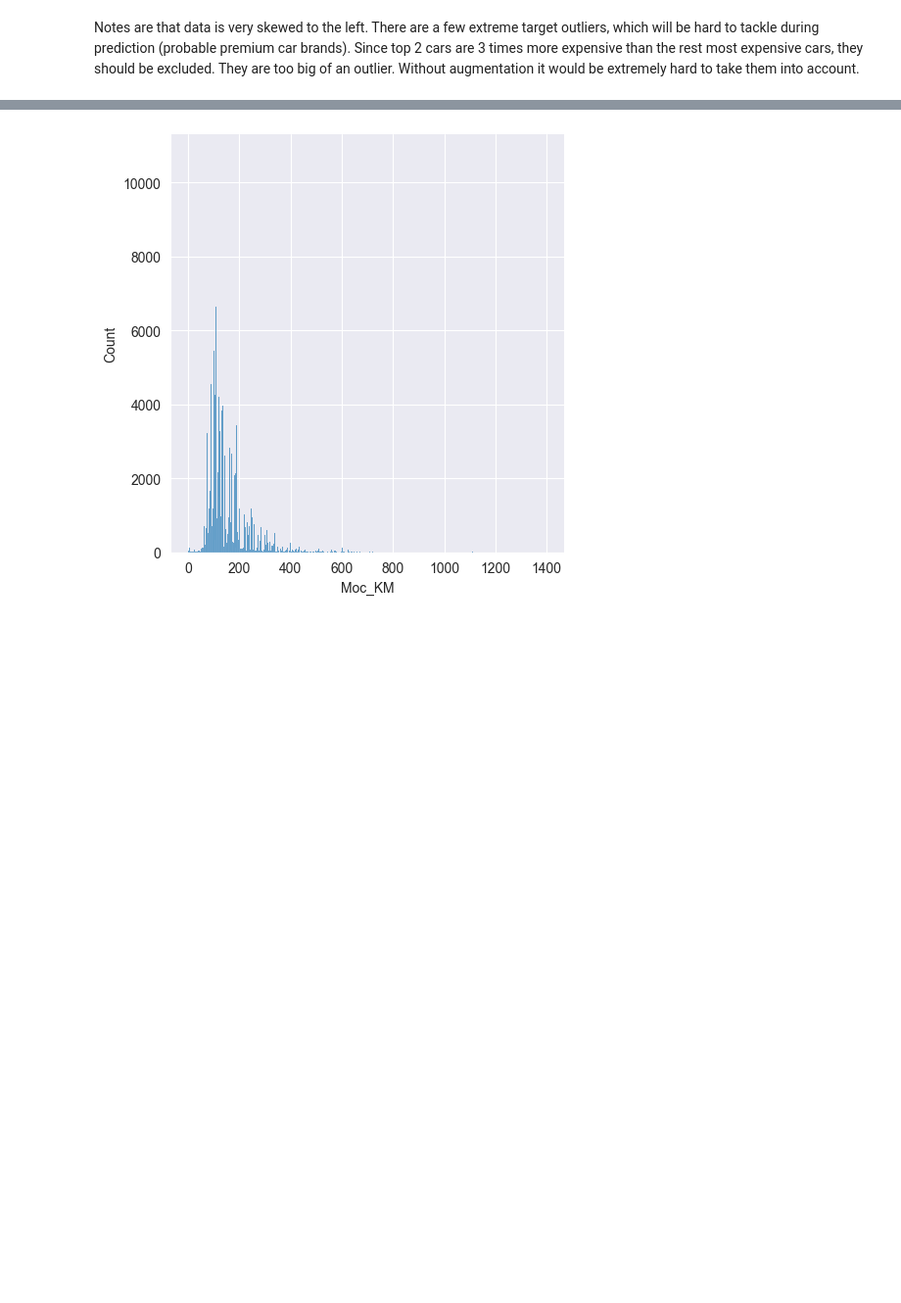
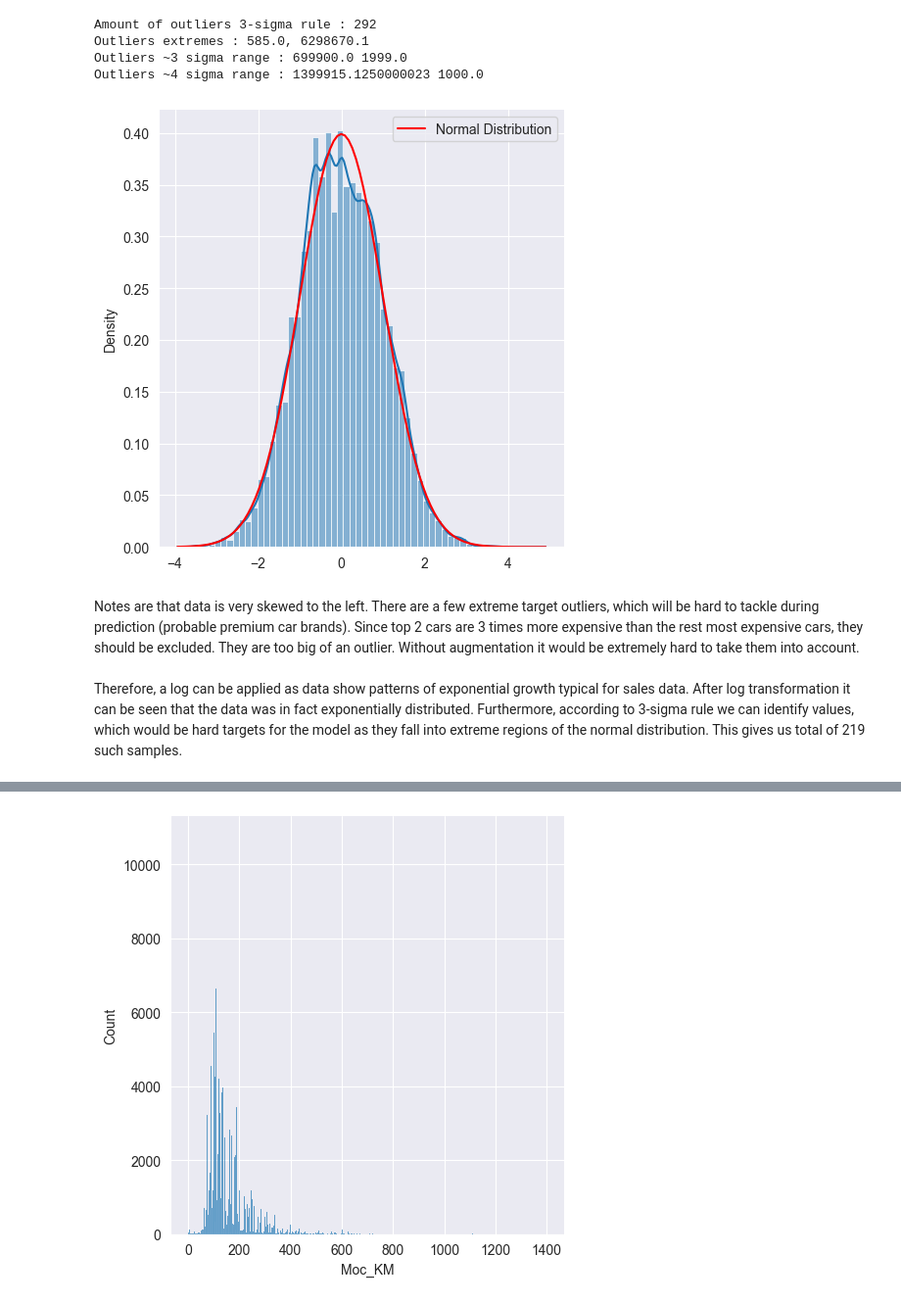
Before and after one commit to JacobsCodePy/KagglePJATKProject, a Jupyter notebook: analysis.ipynb, the cells around one changed output, grey strips where cells are left out. Shown at 98% size. Saved outputs shown, nothing was run; the diff lists cells and outputs as text; code cells hidden in the pictures; blank space fills up the shorter version.

```diff
--- a/analysis.ipynb
+++ b/analysis.ipynb
@@ -22,0 +51,21 @@ print(f"Average McLaren price : {df_train.groupby('Marka_pojazdu').agg({'Cena':
+# %%
+x = df_train.Cena.to_numpy()
+x = np.log(x)
+x = (x - x.mean()) / (x.std())
+sns.displot(x, kde=True, stat="density", bins=60)
+normal = np.linspace(min(x), max(x), 100)
+y = norm.pdf(normal, 0, 1)
+plt.plot(normal, y, 'r-', label='Normal Distribution')
+outliers = x[(x < -3) | (x > 3)]
+print(f"Amount of outliers 3-sigma rule : {len(outliers)}")
+print(f"Outliers extremes : {df_train.Cena[(x < -3) | (x > 3)].min()}, {df_train.Cena[(x < -3) | (x > 3)].max()}")
+print(f"Outliers ~3 sigma range : {df_train.Cena.quantile(0.9975)} {df_train.Cena.quantile(0.0025)}")
+print(f"Outliers ~4 sigma range : {df_train.Cena.quantile(0.99975)} {df_train.Cena.quantile(0.00025)}")
+plt.legend()
+plt.show()
+# %% [output]
+Amount of outliers 3-sigma rule : 292
+Outliers extremes : 585.0, 6298670.1
+Outliers ~3 sigma range : 699900.0 1999.0
+Outliers ~4 sigma range : 1399915.1250000023 1000.0
+[figure, added]
@@ -25,4 +78,8 @@ Notes are that data is very skewed to the left. There are a few extreme target o
 which will be hard to tackle during prediction (probable premium car brands).
 Since top 2 cars are 3 times more expensive than the rest most expensive cars, they should
 be excluded. They are too big of an outlier. Without augmentation it would be extremely hard
-to take them into account.
+to take them into account. <br/><br/>
+Therefore, a log can be applied as data show patterns of exponential growth typical for sales data. After log
+transformation it can be seen that the data was in fact exponentially distributed. Furthermore, according to
+3-sigma rule we can identify values, which would be hard targets for the model as they fall into extreme
+regions of the normal distribution. This gives us total of 219 such samples.
```
Also changed, not shown: parts of 38 cells of this notebook, 3 other files.
